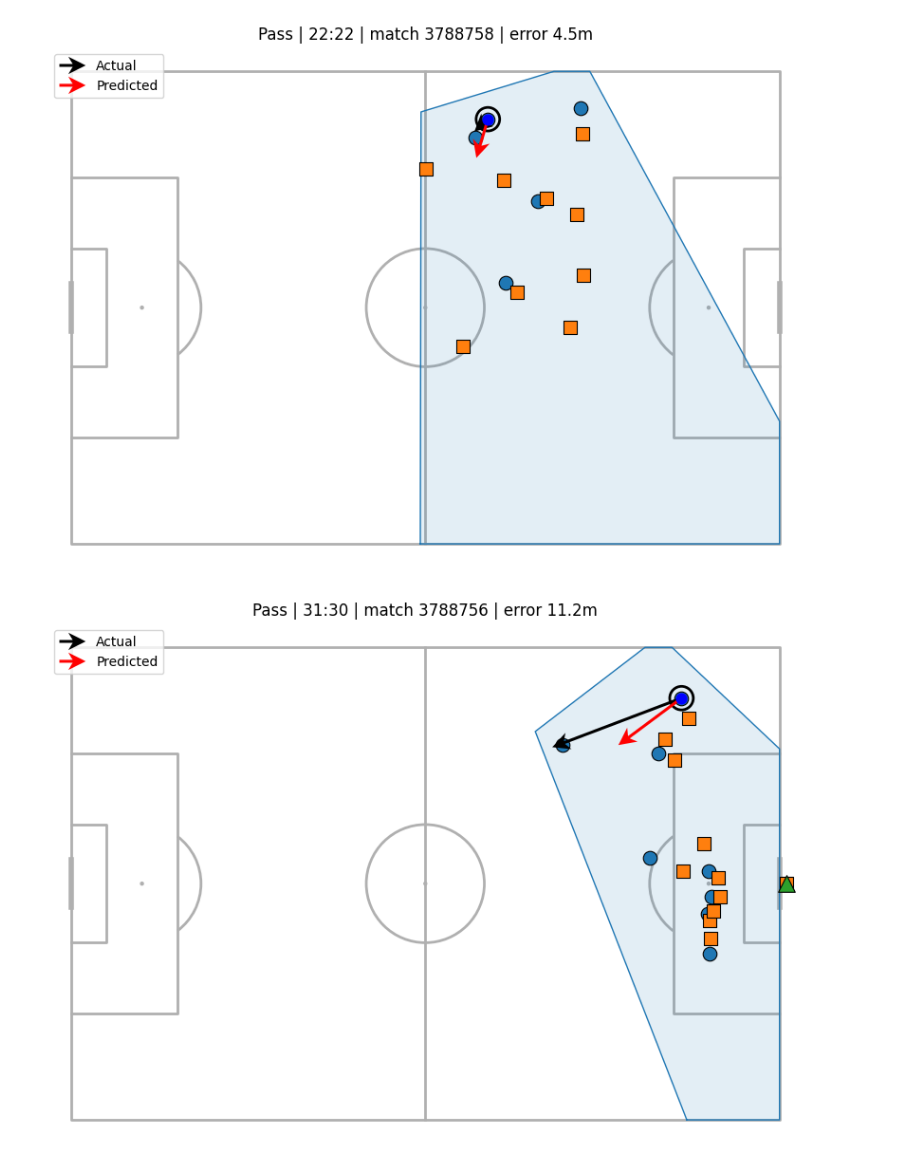
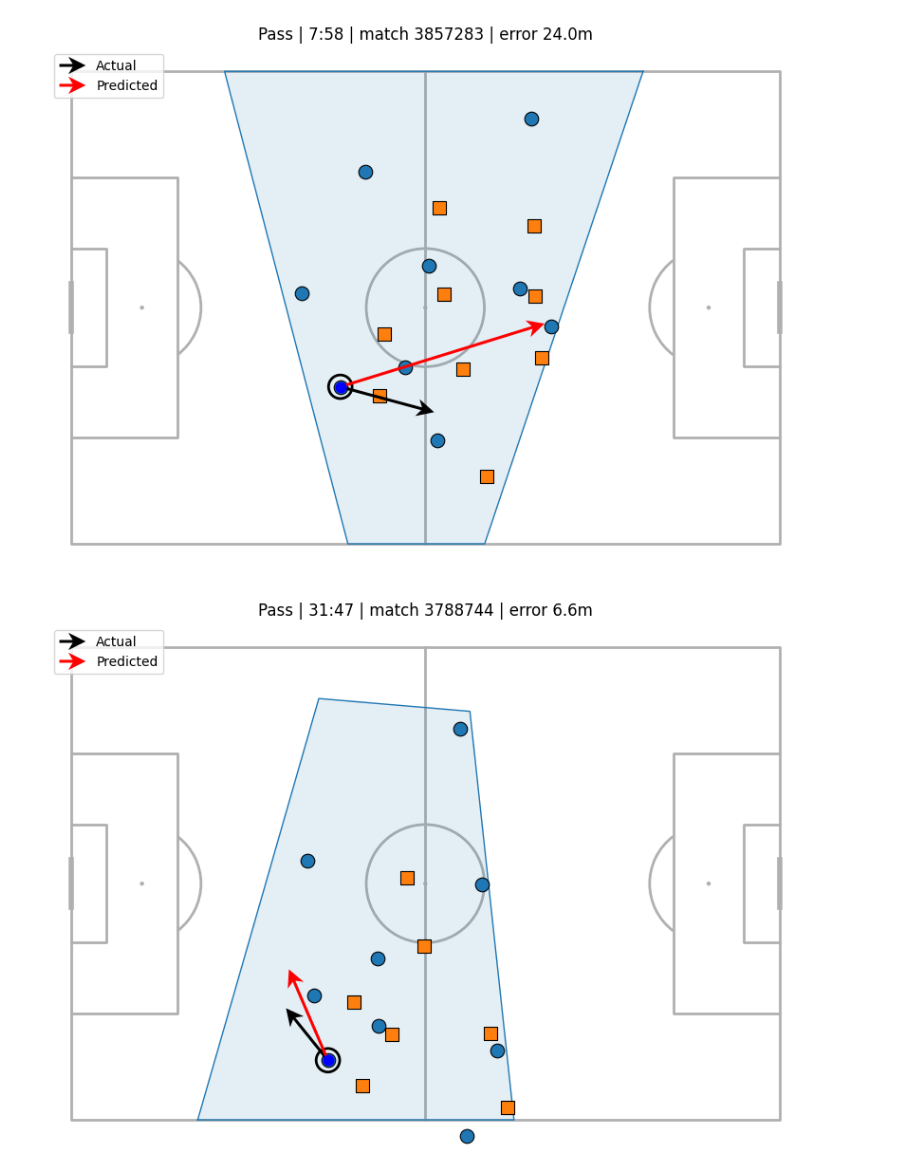
Before and after one commit to Stefan-coder1/Exjobb, a Jupyter notebook: experiments/pass_prediction.ipynb, the cells around one changed output. Saved outputs shown, nothing was run; the diff lists cells and outputs as text; code cells hidden in the pictures.

```diff
--- a/experiments/pass_prediction.ipynb
+++ b/experiments/pass_prediction.ipynb
@@ -51,5 +52,11 @@ matches_360 = pd.DataFrame(rows).merge(
     on=["competition_id","season_id"],
     how="left",
 )
-print(matches_360.shape)
-matches_360.head()
+
+
+match_meta = (
+    matches_360[["match_id", "home_team_id", "away_team_id"]]
+    .drop_duplicates("match_id")
+    .set_index("match_id")
+    .to_dict("index")
+)
@@ -385,0 +699,25 @@ Baseline D (Ridge, +360) mean error: 17.75402330306074
+# %%
+import matplotlib.pyplot as plt
+
+fig, axs = plt.subplots(1, 2, figsize=(12, 4))
+
+# Angle error histogram
+axs[0].hist(ang_err_deg, bins=50, density=True)
+axs[0].axvline(np.median(ang_err_deg), linestyle="--", label="median")
+axs[0].axvline(np.mean(ang_err_deg), linestyle=":", label="mean")
+axs[0].set_xlabel("Angular error (degrees)")
+axs[0].set_ylabel("Density")
+axs[0].set_title("Pass direction error")
+axs[0].legend()
+
+# Length error histogram
+axs[1].hist(len_err, bins=50, density=True)
+axs[1].axvline(np.median(len_err), linestyle="--", label="median")
+axs[1].axvline(np.mean(len_err), linestyle=":", label="mean")
+axs[1].set_xlabel("Length error (meters)")
+axs[1].set_ylabel("Density")
+axs[1].set_title("Pass length error")
+axs[1].legend()
+
+plt.tight_layout()
+plt.show()
@@ -491,6 +831,6 @@ def plot_pass_with_freeze_frame(sb_root, row, show_visible_area=True, figsize=(9
     return fig, ax
 # %%
 # test_vis must already include x_pred/y_pred and event_id/match_id
-for _, row in test_vis.sample(5, random_state=42).iterrows():
+for _, row in test_vis.sample(9, random_state=47).iterrows():
     plot_pass_with_freeze_frame(sb_root, row)
 # %% [output]
@@ -498,2 +838,2 @@ for _, row in test_vis.sample(5, random_state=42).iterrows():
-[figure, old version]
+[figure, new version]
-[figure, old version]
+[figure, new version]
```
Also changed, not shown: parts of 12 cells of this notebook, 1 other file.
